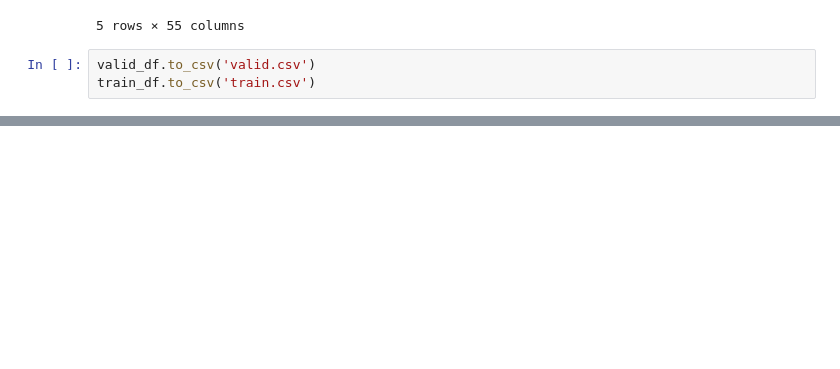
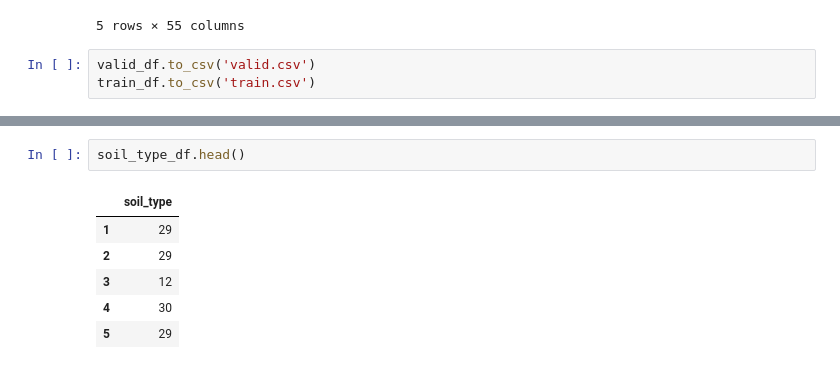
Before and after one commit to k8tems/forest-cover-type-prediction, a Jupyter notebook: 2018-05-14-21-43.ipynb, the cells around one changed output, grey strips where cells are left out. Drawn from its saved outputs; the diff is of its cells as text; blank space fills up the shorter version.

```diff
--- a/2018-05-14-21-43.ipynb
+++ b/2018-05-14-21-43.ipynb
@@ -74,0 +146,9 @@ train_df.to_csv('train.csv')
+# %%
+soil_type_df.head()
+# %% [output]
+|  | soil_type |
+| 1 | 29 |
+| 2 | 29 |
+| 3 | 12 |
+| 4 | 30 |
+| 5 | 29 |
```
Also changed, not shown: parts of 21 cells of this notebook.
